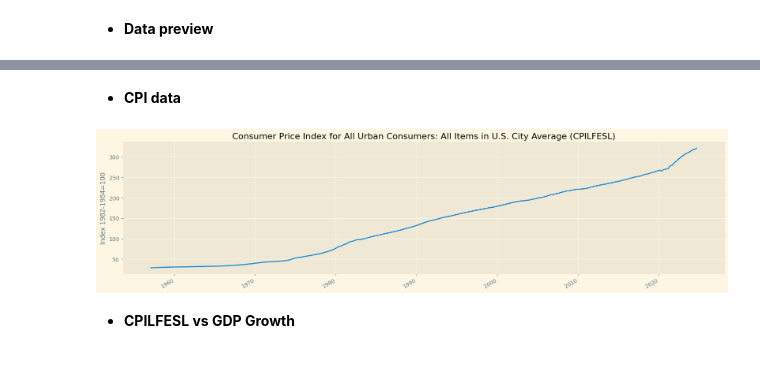
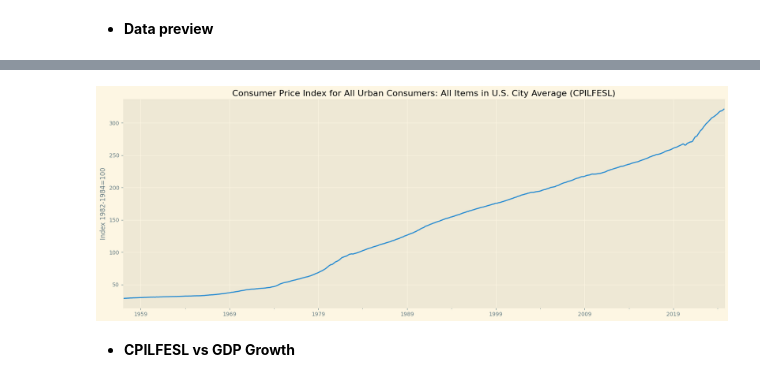
Before and after one commit to mod7ex/macro, a Jupyter notebook: Endogenous/CPILFESL.ipynb, the cells around one changed output, grey strips where cells are left out. Drawn from its saved outputs; the diff is of its cells as text; code cells hidden in the pictures.

```diff
--- a/Endogenous/CPILFESL.ipynb
+++ b/Endogenous/CPILFESL.ipynb
@@ -8,7 +19,7 @@ plt.style.use('Solarize_Light2')
 # %% [markdown]
 - **Load CPILFESL data**
 # %%
-CPILFESL_df = pd.read_csv('data/inflation/CPILFESL.csv')
+CPILFESL_df = pd.read_csv('data/CPILFESL.csv')
 
 CPILFESL_df['DATE'] = pd.to_datetime(CPILFESL_df['DATE'])
 CPILFESL_df.set_index('DATE', inplace=True)
@@ -222,11 +212,9 @@ plt.legend(['pct change', 'Mean']);
-# %% [markdown]
-- **CPI data**
 # %%
-df['CPILFESL'].plot(
-    figsize=(20, 5),
+CPILFESL_df['CPILFESL'].plot(
+    figsize=(20, 7),
     xlabel='',
     ylabel='Index 1982-1984=100',
     title='Consumer Price Index for All Urban Consumers: All Items in U.S. City Average (CPILFESL)',
 );
 # %% [output]
-[figure, old version]
+[figure, new version]
```
Also changed, not shown: parts of 24 cells of this notebook, 2 other files.
